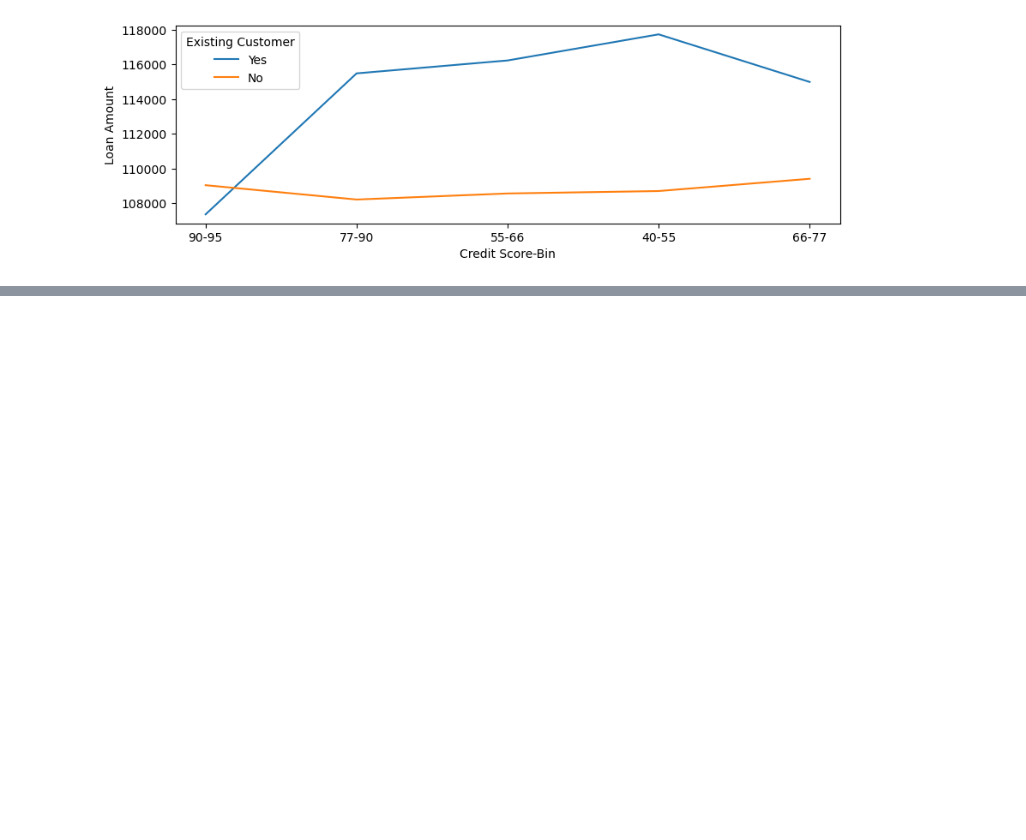
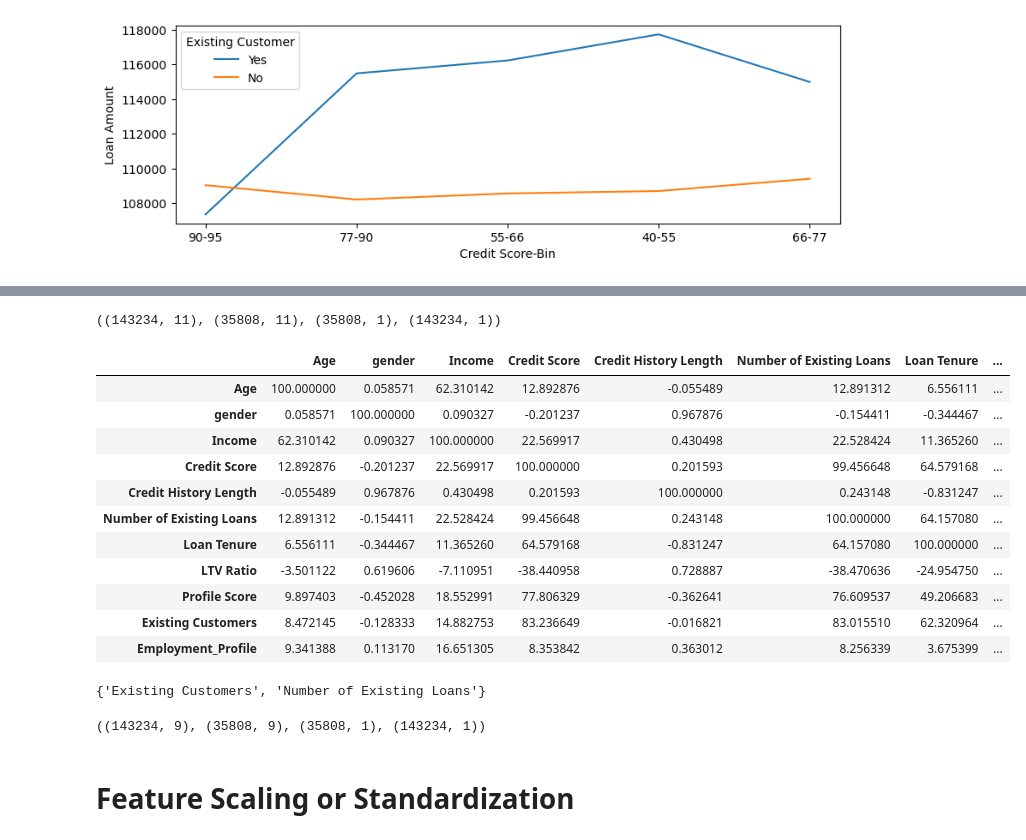
Before and after one commit to NithinKumarKR/Loan-Default-Prediction, a Jupyter notebook: Untitled2.ipynb, the cells around one changed output, grey strips where cells are left out. Saved outputs shown, nothing was run; the diff lists cells and outputs as text; code cells hidden in the pictures; blank space fills up the shorter version.

```diff
--- a/Untitled2.ipynb
+++ b/Untitled2.ipynb
@@ -464,0 +557,20 @@ KeyError: 'Gender'
+# %%
+x_train,x_test,y_train,y_test=train_test_split(x,y,test_size=.8)
+x_test.shape,x_train.shape,y_train.shape,y_test.shape
+# %% [output]
+((143234, 11), (35808, 11), (35808, 1), (143234, 1))
+# %%
+x_train.corr()*100
+# %% [output]
+|  | Age | gender | Income | Credit Score | Credit History Length | Number of Existing Loans | Loan Tenure | ... |
+| Age | 100.000000 | 0.058571 | 62.310142 | 12.892876 | -0.055489 | 12.891312 | 6.556111 | ... |
+| gender | 0.058571 | 100.000000 | 0.090327 | -0.201237 | 0.967876 | -0.154411 | -0.344467 | ... |
+| Income | 62.310142 | 0.090327 | 100.000000 | 22.569917 | 0.430498 | 22.528424 | 11.365260 | ... |
+| Credit Score | 12.892876 | -0.201237 | 22.569917 | 100.000000 | 0.201593 | 99.456648 | 64.579168 | ... |
+| Credit History Length | -0.055489 | 0.967876 | 0.430498 | 0.201593 | 100.000000 | 0.243148 | -0.831247 | ... |
+| Number of Existing Loans | 12.891312 | -0.154411 | 22.528424 | 99.456648 | 0.243148 | 100.000000 | 64.157080 | ... |
+| Loan Tenure | 6.556111 | -0.344467 | 11.365260 | 64.579168 | -0.831247 | 64.157080 | 100.000000 | ... |
+| LTV Ratio | -3.501122 | 0.619606 | -7.110951 | -38.440958 | 0.728887 | -38.470636 | -24.954750 | ... |
+| Profile Score | 9.897403 | -0.452028 | 18.552991 | 77.806329 | -0.362641 | 76.609537 | 49.206683 | ... |
+| Existing Customers | 8.472145 | -0.128333 | 14.882753 | 83.236649 | -0.016821 | 83.015510 | 62.320964 | ... |
+| Employment_Profile | 9.341388 | 0.113170 | 16.651305 | 8.353842 | 0.363012 | 8.256339 | 3.675399 | ... |
@@ -464,0 +589,4 @@ KeyError: 'Gender'
+# %%
+correlation(x_train,80)
+# %% [output]
+{'Existing Customers', 'Number of Existing Loans'}
@@ -464,0 +596,6 @@ KeyError: 'Gender'
+# %%
+x_test.shape,x_train.shape,y_train.shape,y_test.shape
+# %% [output]
+((143234, 9), (35808, 9), (35808, 1), (143234, 1))
+# %% [markdown]
+# Feature Scaling or Standardization
```
Also changed, not shown: parts of 36 cells of this notebook.
